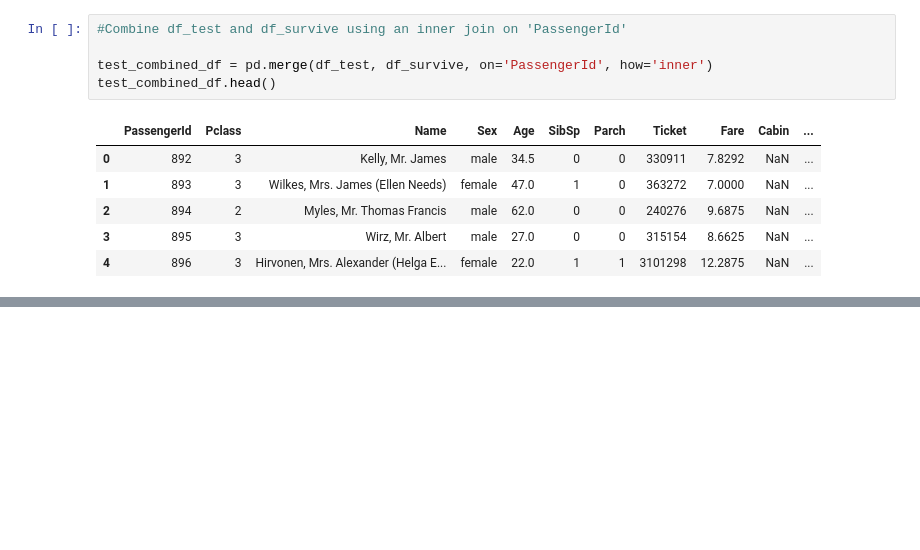
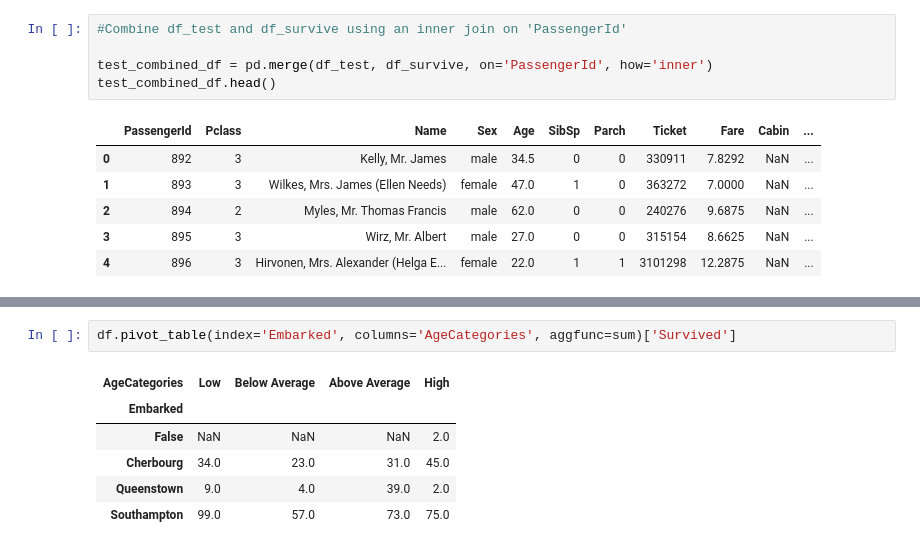
Before and after one commit to grantaguinaldo/kaggle-titanic, a Jupyter notebook: Titanic Analysis .ipynb, the cells around one changed output, grey strips where cells are left out. Drawn from its saved outputs; the diff is of its cells as text; blank space fills up the shorter version.

```diff
--- a/Titanic Analysis .ipynb
+++ b/Titanic Analysis .ipynb
@@ -43,0 +327,9 @@ df_combined.head()
+# %%
+df.pivot_table(index='Embarked', columns='AgeCategories', aggfunc=sum)['Survived']
+# %% [output]
+| AgeCategories | Low | Below Average | Above Average | High |
+| Embarked |  |  |  |  |
+| False | NaN | NaN | NaN | 2.0 |
+| Cherbourg | 34.0 | 23.0 | 31.0 | 45.0 |
+| Queenstown | 9.0 | 4.0 | 39.0 | 2.0 |
+| Southampton | 99.0 | 57.0 | 73.0 | 75.0 |
```
Also changed, not shown: parts of 49 cells of this notebook.
